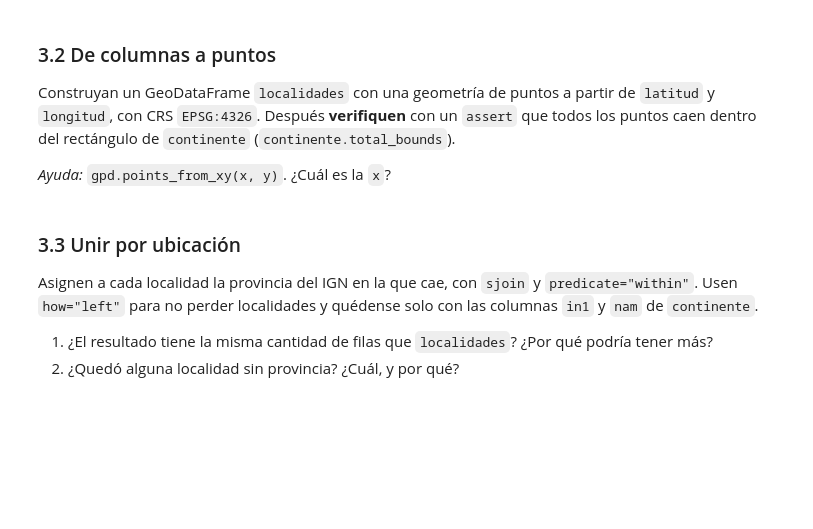
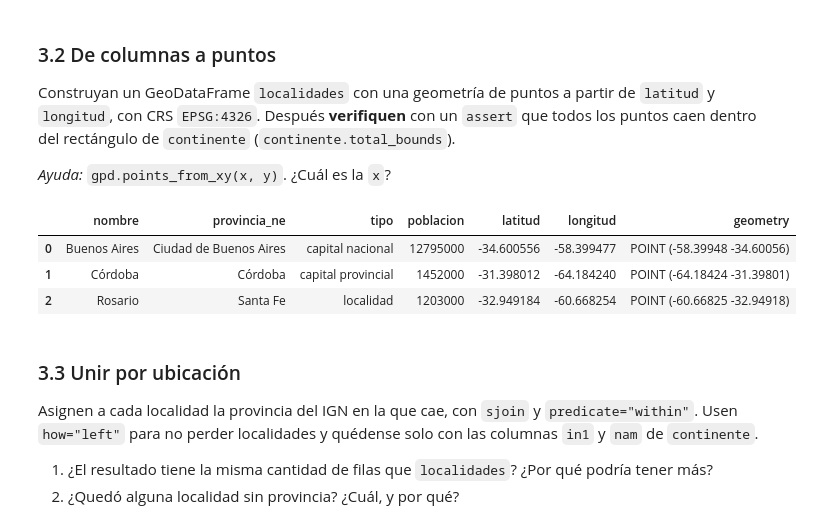
Before and after one commit to BelenMichel/HerramientasComputacionales2026, a Jupyter notebook: Clase6/PythEcon_c6.ipynb, the cells around one changed output. Cells and saved outputs as stored; diff of their text form; code cells hidden in the pictures; blank space fills up the shorter version.

```diff
--- a/Clase6/PythEcon_c6.ipynb
+++ b/Clase6/PythEcon_c6.ipynb
@@ -364,3 +472,6 @@ mapa_coropletico(
 Lean el archivo y miren los valores distintos de `provincia_ne`. ¿Cuántos hay? ¿Qué les llama la atención?
 # %%
 # Escriban su código acá
+localidades_raw = pd.read_csv(DATOS / "localidades_ne.csv")
+localidades_raw.info()
+localidades_raw["provincia_ne"].unique()
@@ -372,6 +503,18 @@ Construyan un GeoDataFrame `localidades` con una geometría de puntos a partir d
 *Ayuda:* `gpd.points_from_xy(x, y)`. ¿Cuál es la `x`?
 # %%
 # Escriban su código acá
+punto=gpd.points_from_xy(localidades_raw["longitud"],localidades_raw["latitud"])
+localidades = gpd.GeoDataFrame(localidades_raw, geometry=punto,  crs="EPSG:4326")
+
+xmin, ymin, xmax, ymax = continente.total_bounds
+assert localidades.geometry.x.between(xmin, xmax).all(), "Hay longitudes fuera de Argentina"
+assert localidades.geometry.y.between(ymin, ymax).all(), "Hay latitudes fuera de Argentina"
+localidades.head(3)
+# %% [output]
+|  | nombre | provincia_ne | tipo | poblacion | latitud | longitud | geometry |
+| 0 | Buenos Aires | Ciudad de Buenos Aires | capital nacional | 12795000 | -34.600556 | -58.399477 | POINT (-58.39948 -34.60056) |
+| 1 | Córdoba | Córdoba | capital provincial | 1452000 | -31.398012 | -64.184240 | POINT (-64.18424 -31.39801) |
+| 2 | Rosario | Santa Fe | localidad | 1203000 | -32.949184 | -60.668254 | POINT (-60.66825 -32.94918) |
 # %% [markdown]
 ### 3.3 Unir por ubicación
 
```
Also changed, not shown: parts of 44 cells of this notebook, 1 other file.
